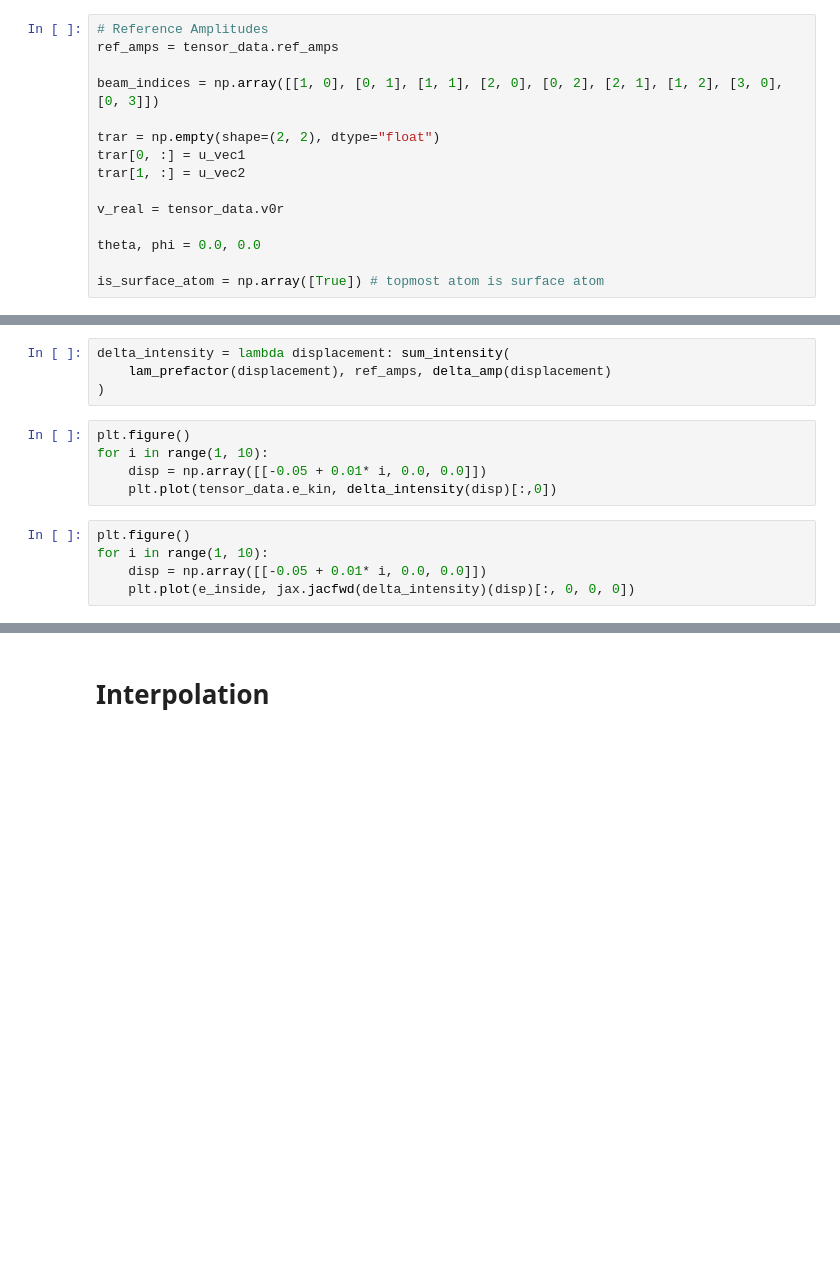
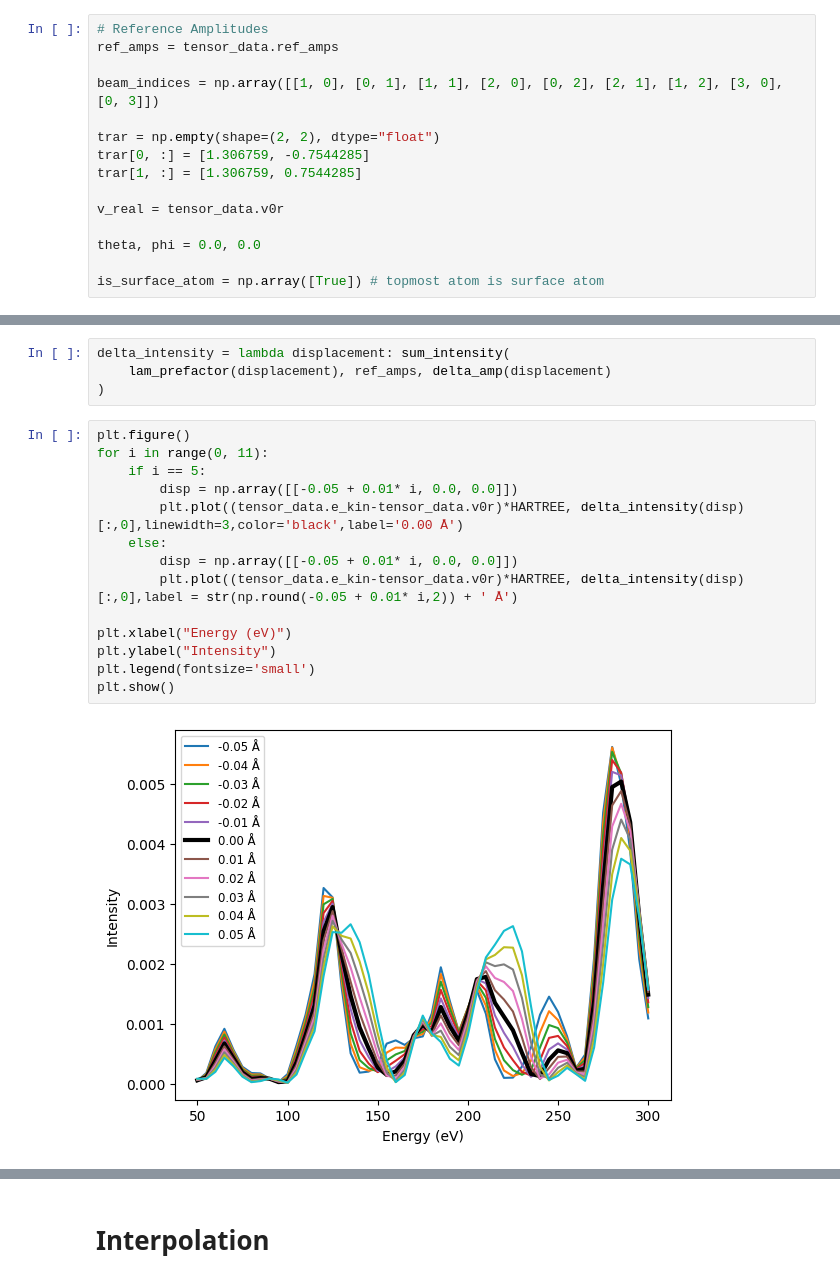
Before and after one commit to viperleed/viperleed-jax, a Jupyter notebook: Cu(111).ipynb, the cells around one changed output, grey strips where cells are left out. Drawn from its saved outputs; the diff is of its cells as text; blank space fills up the shorter version.

Commit message:
changing the graphs a bit

```diff
--- a/Cu(111).ipynb
+++ b/Cu(111).ipynb
@@ -84,8 +85,8 @@ ref_amps = tensor_data.ref_amps
 beam_indices = np.array([[1, 0], [0, 1], [1, 1], [2, 0], [0, 2], [2, 1], [1, 2], [3, 0], [0, 3]])
 
 trar = np.empty(shape=(2, 2), dtype="float")
-trar[0, :] = u_vec1
-trar[1, :] = u_vec2
+trar[0, :] = [1.306759, -0.7544285]
+trar[1, :] = [1.306759, 0.7544285]
 
 v_real = tensor_data.v0r
 
@@ -104,13 +105,19 @@ e_inside = tensor_data.e_kin
 delta_intensity = lambda displacement: sum_intensity(
     lam_prefactor(displacement), ref_amps, delta_amp(displacement)
 )
-# %%
-plt.figure()
-for i in range(1, 10):
-    disp = np.array([[-0.05 + 0.01* i, 0.0, 0.0]])
-    plt.plot(tensor_data.e_kin, delta_intensity(disp)[:,0])
-# %%
-plt.figure()
-for i in range(1, 10):
-    disp = np.array([[-0.05 + 0.01* i, 0.0, 0.0]])
-    plt.plot(e_inside, jax.jacfwd(delta_intensity)(disp)[:, 0, 0, 0])
+# %%
+plt.figure()
+for i in range(0, 11):
+    if i == 5:
+        disp = np.array([[-0.05 + 0.01* i, 0.0, 0.0]])
+        plt.plot((tensor_data.e_kin-tensor_data.v0r)*HARTREE, delta_intensity(disp)[:,0],linewidth=3,color='black',label='0.00 Å')
+    else:
+        disp = np.array([[-0.05 + 0.01* i, 0.0, 0.0]])
+        plt.plot((tensor_data.e_kin-tensor_data.v0r)*HARTREE, delta_intensity(disp)[:,0],label = str(np.round(-0.05 + 0.01* i,2)) + ' Å')
+
+plt.xlabel("Energy (eV)")
+plt.ylabel("Intensity")
+plt.legend(fontsize='small')
+plt.show()
+# %% [output]
+[figure, added]
```
Also changed, not shown: parts of 9 cells of this notebook.
